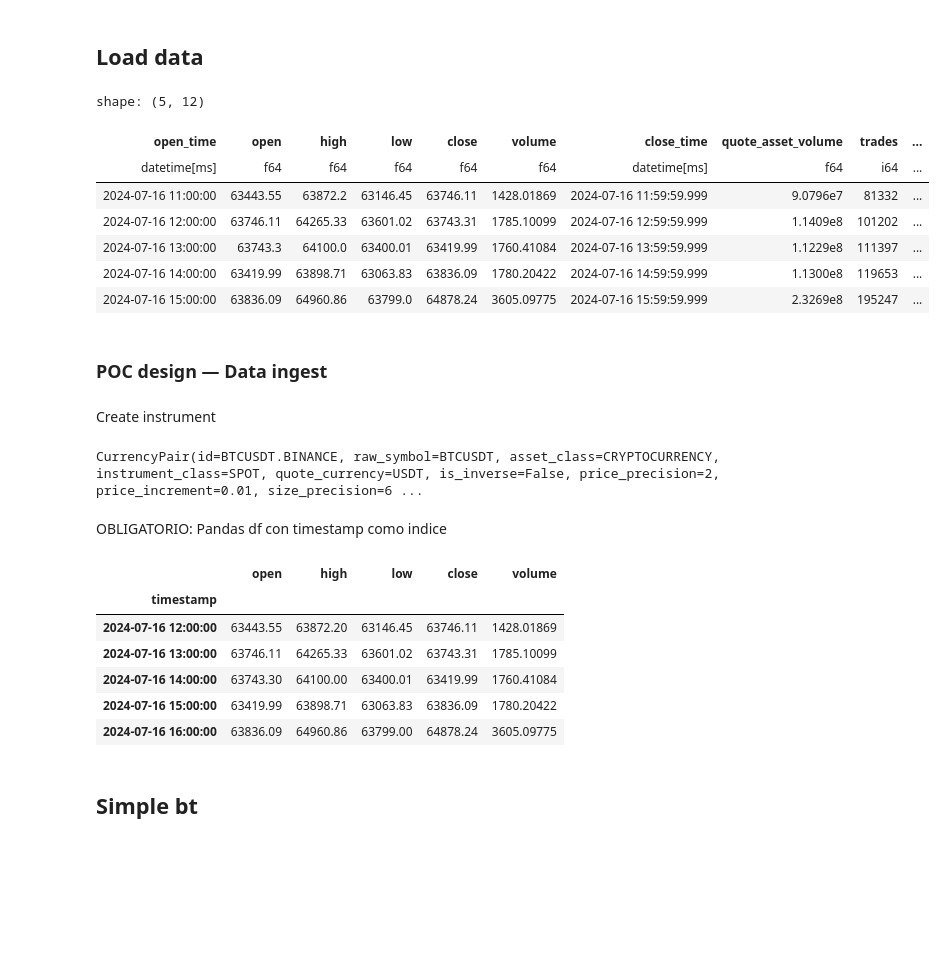
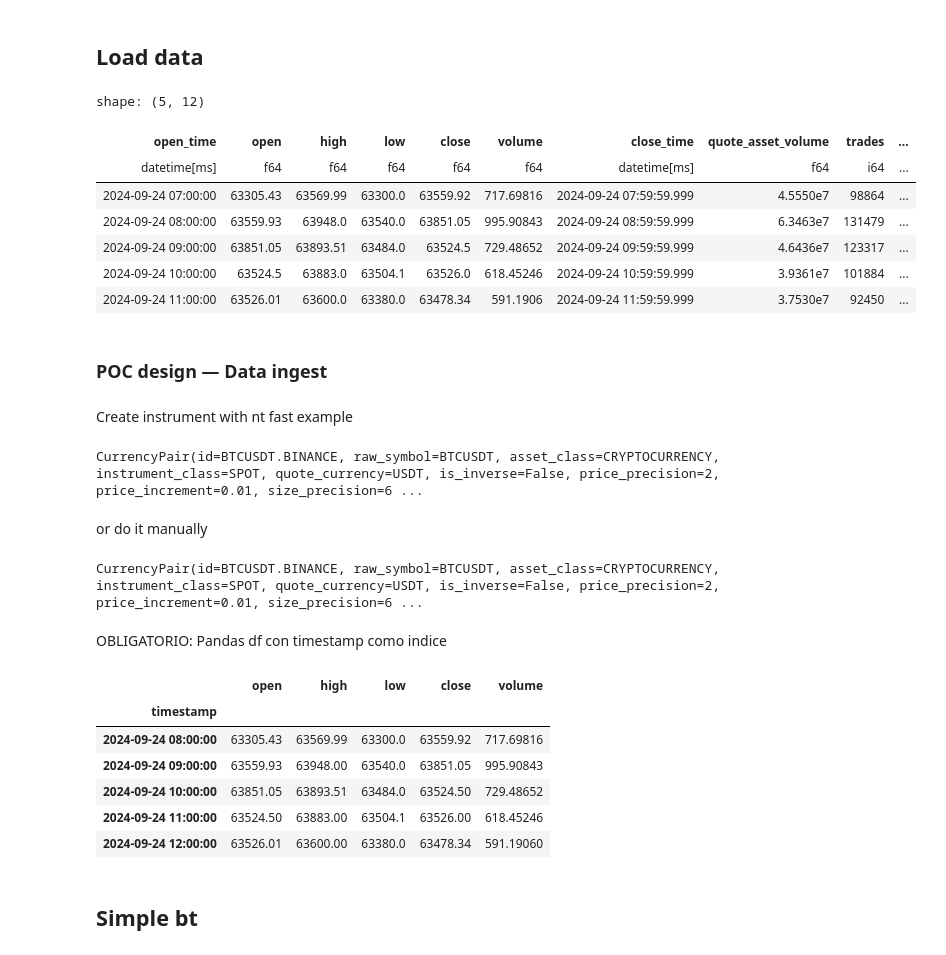
Before and after one commit to emr-tradelab/Crypto-Backtester-Duel, a Jupyter notebook: notebooks/02_nautilus_simple_low-level.ipynb, the cells around one changed output. Saved outputs shown, nothing was run; the diff lists cells and outputs as text; code cells hidden in the pictures; blank space fills up the shorter version.

```diff
--- a/notebooks/02_nautilus_simple_low-level.ipynb
+++ b/notebooks/02_nautilus_simple_low-level.ipynb
@@ -30,15 +29,15 @@ from src.utils.utils import polars_to_pandas
 # %%
-df = pl.read_parquet("../data/BTCUSDT_1h_tmp_365days.parquet")
+df = get_historical_data(download=False)
 df.head()
 # %% [output]
 shape: (5, 12)
 | open_time | open | high | low | close | volume | close_time | quote_asset_volume | trades | ... |
 | datetime[ms] | f64 | f64 | f64 | f64 | f64 | datetime[ms] | f64 | i64 | ... |
-| 2024-07-16 11:00:00 | 63443.55 | 63872.2 | 63146.45 | 63746.11 | 1428.01869 | 2024-07-16 11:59:59.999 | 9.0796e7 | 81332 | ... |
-| 2024-07-16 12:00:00 | 63746.11 | 64265.33 | 63601.02 | 63743.31 | 1785.10099 | 2024-07-16 12:59:59.999 | 1.1409e8 | 101202 | ... |
-| 2024-07-16 13:00:00 | 63743.3 | 64100.0 | 63400.01 | 63419.99 | 1760.41084 | 2024-07-16 13:59:59.999 | 1.1229e8 | 111397 | ... |
-| 2024-07-16 14:00:00 | 63419.99 | 63898.71 | 63063.83 | 63836.09 | 1780.20422 | 2024-07-16 14:59:59.999 | 1.1300e8 | 119653 | ... |
-| 2024-07-16 15:00:00 | 63836.09 | 64960.86 | 63799.0 | 64878.24 | 3605.09775 | 2024-07-16 15:59:59.999 | 2.3269e8 | 195247 | ... |
+| 2024-09-24 07:00:00 | 63305.43 | 63569.99 | 63300.0 | 63559.92 | 717.69816 | 2024-09-24 07:59:59.999 | 4.5550e7 | 98864 | ... |
+| 2024-09-24 08:00:00 | 63559.93 | 63948.0 | 63540.0 | 63851.05 | 995.90843 | 2024-09-24 08:59:59.999 | 6.3463e7 | 131479 | ... |
+| 2024-09-24 09:00:00 | 63851.05 | 63893.51 | 63484.0 | 63524.5 | 729.48652 | 2024-09-24 09:59:59.999 | 4.6436e7 | 123317 | ... |
+| 2024-09-24 10:00:00 | 63524.5 | 63883.0 | 63504.1 | 63526.0 | 618.45246 | 2024-09-24 10:59:59.999 | 3.9361e7 | 101884 | ... |
+| 2024-09-24 11:00:00 | 63526.01 | 63600.0 | 63380.0 | 63478.34 | 591.1906 | 2024-09-24 11:59:59.999 | 3.7530e7 | 92450 | ... |
 # %% [markdown]
 ### POC design — Data ingest
 # %%
@@ -57,12 +56,54 @@ CATALOG_PATH.mkdir(parents=True, exist_ok=True)
 # Create a catalog instance
 catalog = ParquetDataCatalog(CATALOG_PATH)
 # %% [markdown]
-Create instrument
+Create instrument with nt fast example
 # %%
 BTCUSD = TestInstrumentProvider.btcusdt_binance()
 print(BTCUSD)
 # %% [output]
 CurrencyPair(id=BTCUSDT.BINANCE, raw_symbol=BTCUSDT, asset_class=CRYPTOCURRENCY, instrument_class=SPOT, quote_currency=USDT, is_inverse=False, price_precision=2, price_increment=0.01, size_precision=6 ...
+# %% [markdown]
+or do it manually
+# %%
+from nautilus_trader.model.currencies import BTC
+from nautilus_trader.model.currencies import USDT
+from nautilus_trader.model.instruments import CurrencyPair
+from nautilus_trader.model.identifiers import InstrumentId
+from nautilus_trader.model.identifiers import Symbol
+from nautilus_trader.model.identifiers import Venue
+from nautilus_trader.model.objects import Money
+from nautilus_trader.model.objects import Price
+from nautilus_trader.model.objects import Quantity
+
+BTCUSD = CurrencyPair(
+    instrument_id=InstrumentId(                 # Unique instrument identifier combining symbol and venue
+        symbol=Symbol("BTCUSDT"),               # Exchange symbol string
+        venue=Venue("BINANCE"),                 # Trading venue identifier
+    ),
+    raw_symbol=Symbol("BTCUSDT"),               # Raw exchange symbol as listed
+    base_currency=BTC,                          # Base currency in the pair (asset being traded)
+    quote_currency=USDT,                        # Quote currency (asset used to price the base)
+    price_precision=2,                          # Decimal places allowed in prices
+    size_precision=6,                           # Decimal places allowed in order size
+    price_increment=Price(1e-02, precision=2),  # Minimum tick size for price changes
+    size_increment=Quantity(1e-06, precision=6),# Minimum step size for order quantity
+    lot_size=None,                              # Minimum tradable lot size (None means unrestricted)
+    max_quantity=Quantity(9000, precision=6),   # Maximum allowable order quantity
+    min_quantity=Quantity(1e-06, precision=6),  # Minimum allowable order quantity
+    max_notional=None,                          # Maximum notional order value (None = not enforced)
+    min_notional=Money(10.00000000, USDT),      # Minimum notional order value
+    max_price=Price(1000000, precision=2),      # Maximum allowable order price
+    min_price=Price(0.01, precision=2),         # Minimum allowable order price
+    margin_init=Decimal(0),                     # Initial margin requirement (for leveraged instruments)
+    margin_maint=Decimal(0),                    # Maintenance margin requirement
+    maker_fee=Decimal("0.001"),                 # Maker fee rate
+    taker_fee=Decimal("0.001"),                 # Taker fee rate
+    ts_event=0,                                 # Timestamp of event creation (epoch ns)
+    ts_init=0,                                  # Timestamp of initialization (epoch ns)
+)
+print(BTCUSD)
+# %% [output]
+CurrencyPair(id=BTCUSDT.BINANCE, raw_symbol=BTCUSDT, asset_class=CRYPTOCURRENCY, instrument_class=SPOT, quote_currency=USDT, is_inverse=False, price_precision=2, price_increment=0.01, size_precision=6 ...
 # %% [markdown]
 OBLIGATORIO: Pandas df con timestamp como indice
 # %%
@@ -77,11 +118,11 @@ df.head()
 # %% [output]
 |  | open | high | low | close | volume |
 | timestamp |  |  |  |  |  |
-| 2024-07-16 12:00:00 | 63443.55 | 63872.20 | 63146.45 | 63746.11 | 1428.01869 |
-| 2024-07-16 13:00:00 | 63746.11 | 64265.33 | 63601.02 | 63743.31 | 1785.10099 |
-| 2024-07-16 14:00:00 | 63743.30 | 64100.00 | 63400.01 | 63419.99 | 1760.41084 |
-| 2024-07-16 15:00:00 | 63419.99 | 63898.71 | 63063.83 | 63836.09 | 1780.20422 |
-| 2024-07-16 16:00:00 | 63836.09 | 64960.86 | 63799.00 | 64878.24 | 3605.09775 |
+| 2024-09-24 08:00:00 | 63305.43 | 63569.99 | 63300.0 | 63559.92 | 717.69816 |
+| 2024-09-24 09:00:00 | 63559.93 | 63948.00 | 63540.0 | 63851.05 | 995.90843 |
+| 2024-09-24 10:00:00 | 63851.05 | 63893.51 | 63484.0 | 63524.50 | 729.48652 |
+| 2024-09-24 11:00:00 | 63524.50 | 63883.00 | 63504.1 | 63526.00 | 618.45246 |
+| 2024-09-24 12:00:00 | 63526.01 | 63600.00 | 63380.0 | 63478.34 | 591.19060 |
 # %%
 EURUSD_SPOT_1HOUR_BARTYPE = BarType.from_str(
     f"{BTCUSD.id}-1-HOUR-LAST-EXTERNAL"
```
Also changed, not shown: parts of 9 cells of this notebook, 5 other files.
